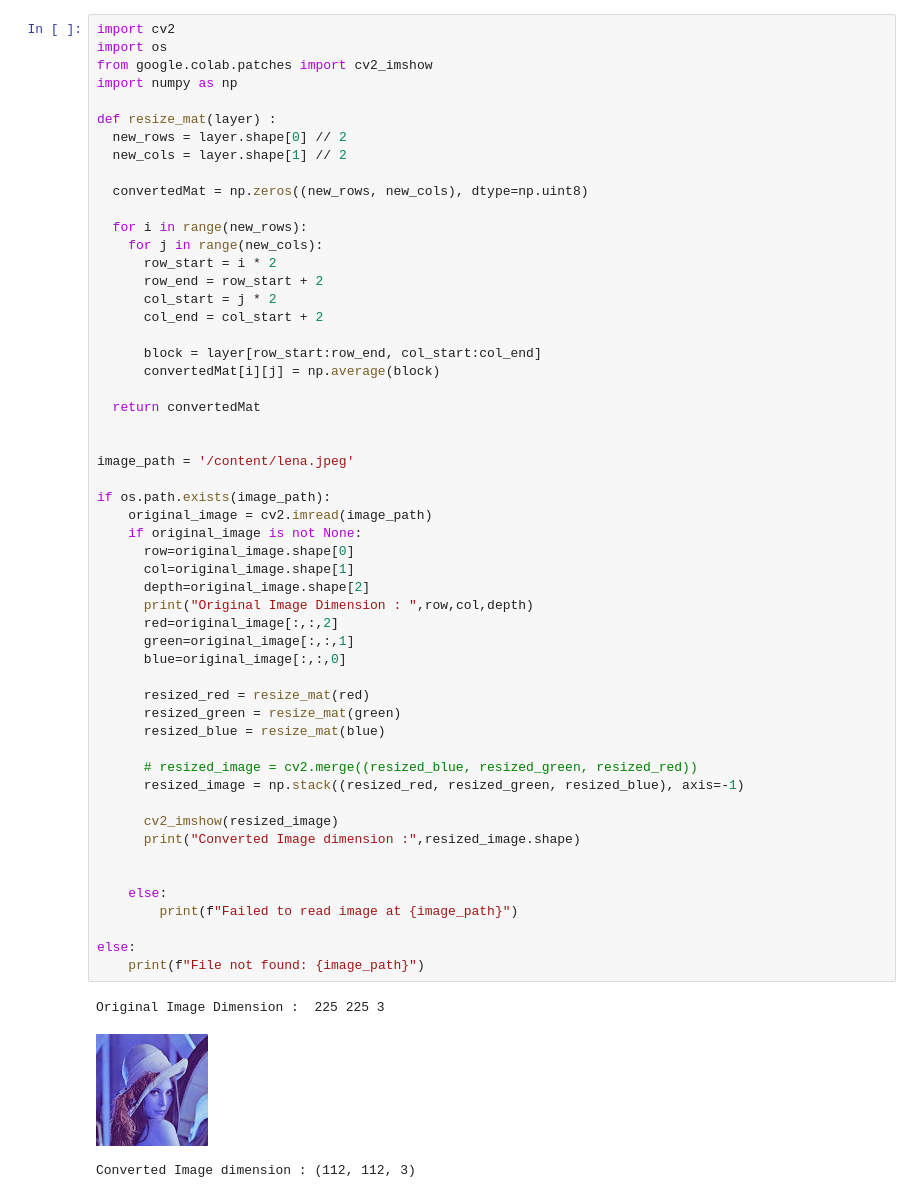
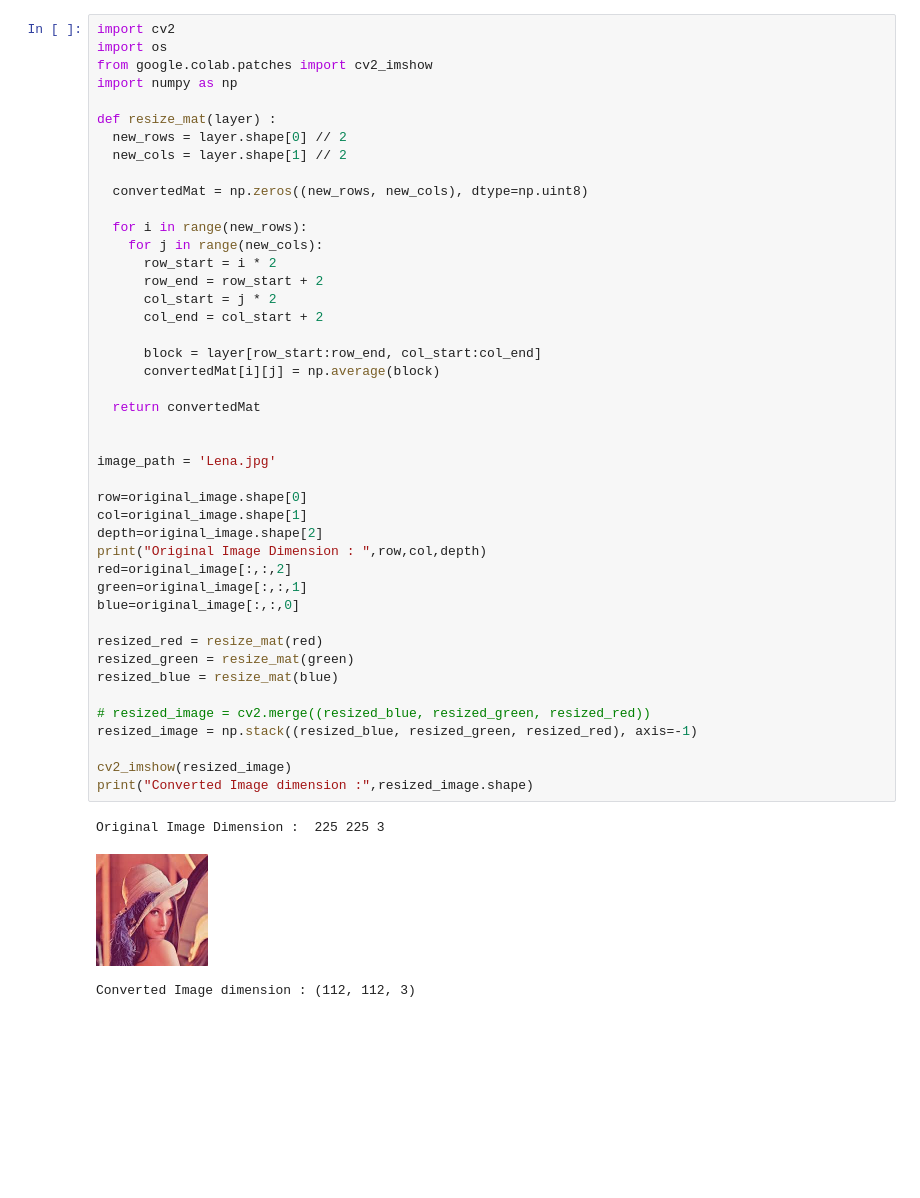
Before and after one commit to KrishChothani/Computer-Vision-Using-Deep-Learning, a Jupyter notebook: CVDLP1.ipynb, the cells around one changed output. Drawn from its saved outputs; the diff is of its cells as text; blank space fills up the shorter version.

```diff
--- a/CVDLP1.ipynb
+++ b/CVDLP1.ipynb
@@ -4,58 +4,48 @@
 import cv2
 import os
 from google.colab.patches import cv2_imshow
 import numpy as np
 
 def resize_mat(layer) :
   new_rows = layer.shape[0] // 2
   new_cols = layer.shape[1] // 2
 
   convertedMat = np.zeros((new_rows, new_cols), dtype=np.uint8)
 
   for i in range(new_rows):
     for j in range(new_cols):
       row_start = i * 2
       row_end = row_start + 2
       col_start = j * 2
       col_end = col_start + 2
 
       block = layer[row_start:row_end, col_start:col_end]
       convertedMat[i][j] = np.average(block)
 
   return convertedMat
 
 
-image_path = '/content/lena.jpeg'
+image_path = 'Lena.jpg'
 
-if os.path.exists(image_path):
-    original_image = cv2.imread(image_path)
-    if original_image is not None:
-      row=original_image.shape[0]
-      col=original_image.shape[1]
-      depth=original_image.shape[2]
-      print("Original Image Dimension : ",row,col,depth)
-      red=original_image[:,:,2]
-      green=original_image[:,:,1]
-      blue=original_image[:,:,0]
+row=original_image.shape[0]
+col=original_image.shape[1]
+depth=original_image.shape[2]
+print("Original Image Dimension : ",row,col,depth)
+red=original_image[:,:,2]
+green=original_image[:,:,1]
+blue=original_image[:,:,0]
 
-      resized_red = resize_mat(red)
-      resized_green = resize_mat(green)
-      resized_blue = resize_mat(blue)
+resized_red = resize_mat(red)
+resized_green = resize_mat(green)
+resized_blue = resize_mat(blue)
 
-      # resized_image = cv2.merge((resized_blue, resized_green, resized_red))
-      resized_image = np.stack((resized_red, resized_green, resized_blue), axis=-1)
+# resized_image = cv2.merge((resized_blue, resized_green, resized_red))
+resized_image = np.stack((resized_blue, resized_green, resized_red), axis=-1)
 
-      cv2_imshow(resized_image)
-      print("Converted Image dimension :",resized_image.shape)
-
-
-    else:
-        print(f"Failed to read image at {image_path}")
-
-else:
-    print(f"File not found: {image_path}")
+cv2_imshow(resized_image)
+print("Converted Image dimension :",resized_image.shape)
 # %% [output]
 Original Image Dimension :  225 225 3
-[figure, old version]
+[figure, new version]
 Converted Image dimension : (112, 112, 3)
 # %%
```
Also changed, not shown: parts of 10 cells of this notebook.
